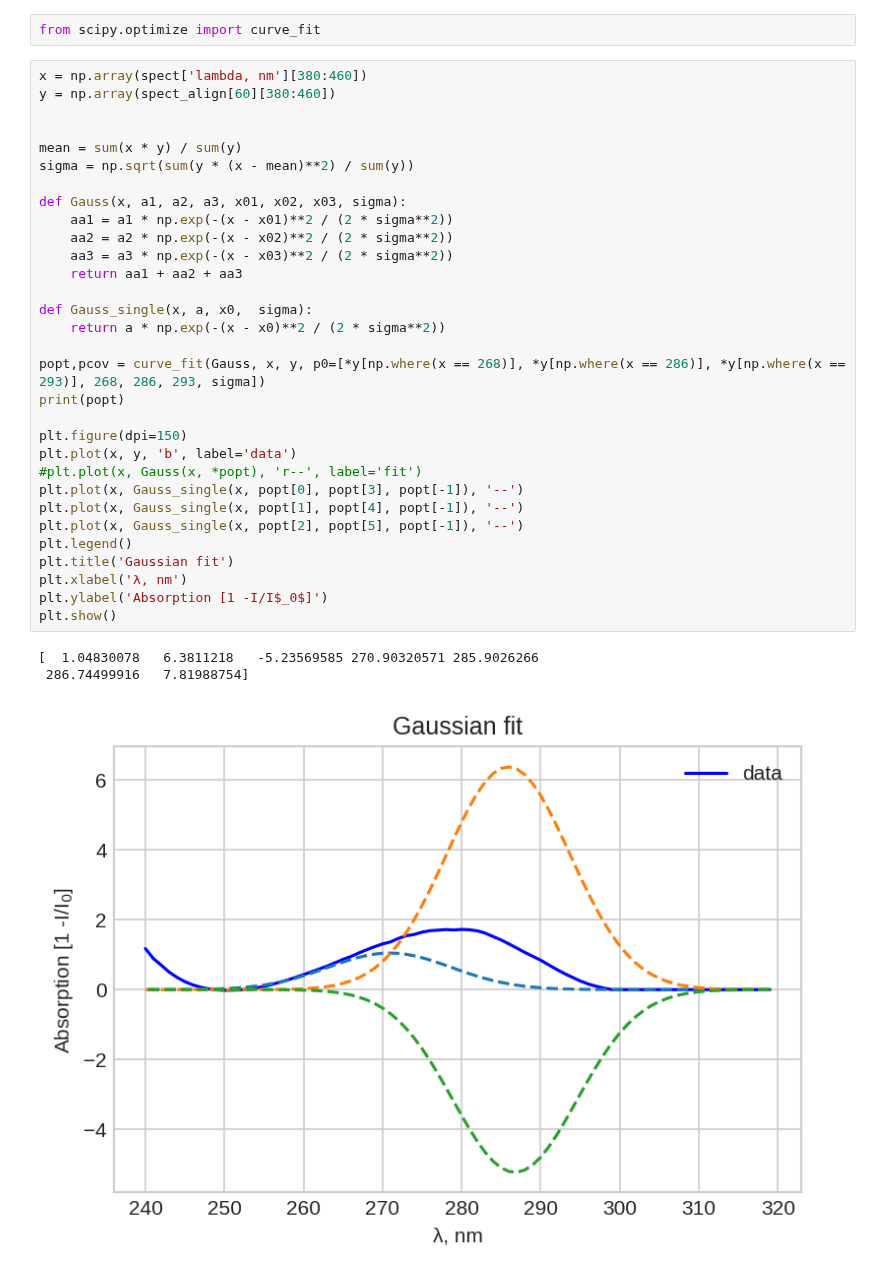
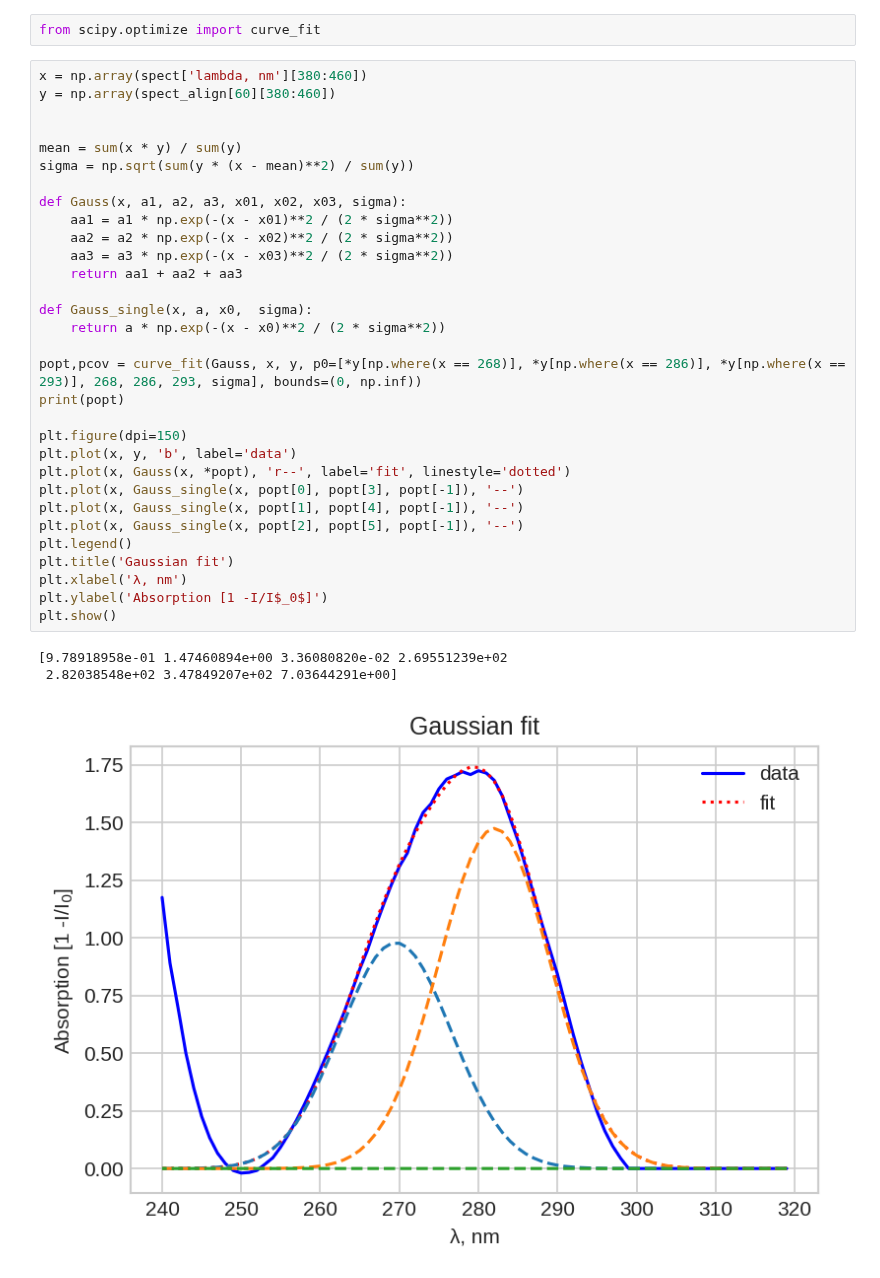
Before and after one commit to platycristate/BiophysicsLabs, a Jupyter notebook: denaturation/denaturation_analysis.ipynb, the cells around one changed output. Saved outputs shown, nothing was run; the diff lists cells and outputs as text.

```diff
--- a/denaturation/denaturation_analysis.ipynb
+++ b/denaturation/denaturation_analysis.ipynb
@@ -153,35 +153,35 @@ from scipy.optimize import curve_fit
 # %%
 x = np.array(spect['lambda, nm'][380:460])
 y = np.array(spect_align[60][380:460])
 
 
 mean = sum(x * y) / sum(y)
 sigma = np.sqrt(sum(y * (x - mean)**2) / sum(y))
 
 def Gauss(x, a1, a2, a3, x01, x02, x03, sigma):
     aa1 = a1 * np.exp(-(x - x01)**2 / (2 * sigma**2))
     aa2 = a2 * np.exp(-(x - x02)**2 / (2 * sigma**2))
     aa3 = a3 * np.exp(-(x - x03)**2 / (2 * sigma**2))
     return aa1 + aa2 + aa3
 
 def Gauss_single(x, a, x0,  sigma):
     return a * np.exp(-(x - x0)**2 / (2 * sigma**2))
 
-popt,pcov = curve_fit(Gauss, x, y, p0=[*y[np.where(x == 268)], *y[np.where(x == 286)], *y[np.where(x == 293)], 268, 286, 293, sigma])
+popt,pcov = curve_fit(Gauss, x, y, p0=[*y[np.where(x == 268)], *y[np.where(x == 286)], *y[np.where(x == 293)], 268, 286, 293, sigma], bounds=(0, np.inf))
 print(popt)
 
 plt.figure(dpi=150)
 plt.plot(x, y, 'b', label='data')
-#plt.plot(x, Gauss(x, *popt), 'r--', label='fit')
+plt.plot(x, Gauss(x, *popt), 'r--', label='fit', linestyle='dotted')
 plt.plot(x, Gauss_single(x, popt[0], popt[3], popt[-1]), '--')
 plt.plot(x, Gauss_single(x, popt[1], popt[4], popt[-1]), '--')
 plt.plot(x, Gauss_single(x, popt[2], popt[5], popt[-1]), '--')
 plt.legend()
 plt.title('Gaussian fit')
 plt.xlabel('λ, nm')
 plt.ylabel('Absorption [1 -I/I$_0$]')
 plt.show()
 # %% [output]
-[  1.04830078   6.3811218   -5.23569585 270.90320571 285.9026266
- 286.74499916   7.81988754]
+[9.78918958e-01 1.47460894e+00 3.36080820e-02 2.69551239e+02
+ 2.82038548e+02 3.47849207e+02 7.03644291e+00]
-[figure, old version]
+[figure, new version]
```
